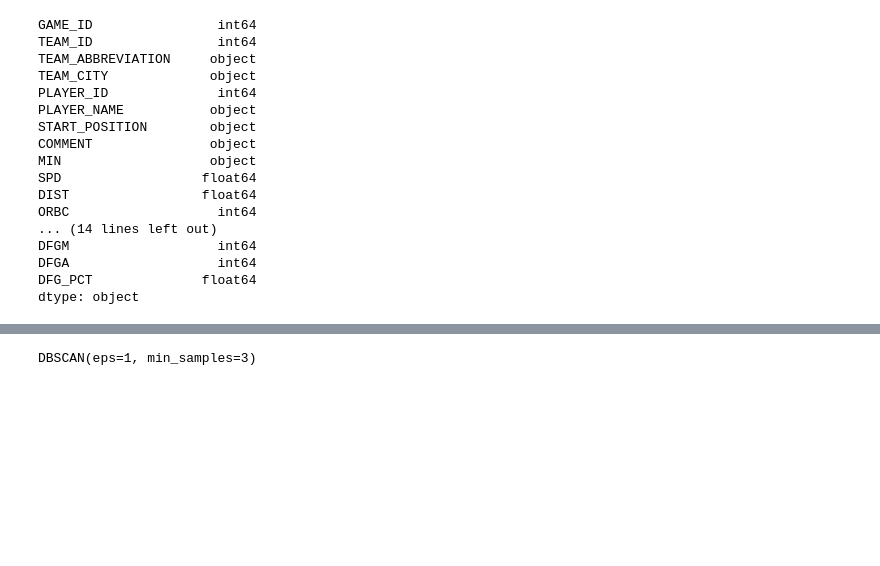
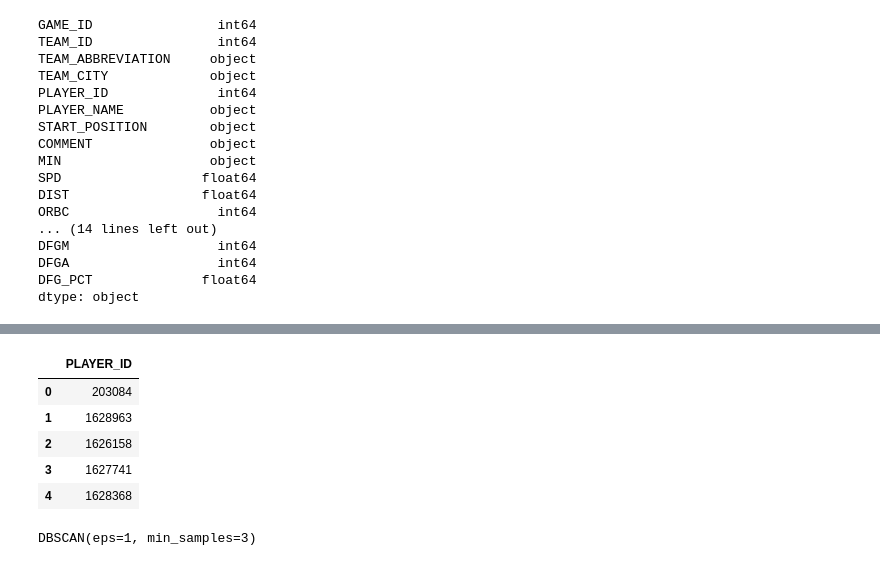
Before and after one commit to davidcholcomb/coach_ai, a Jupyter notebook: code/Untitled.ipynb, the cells around one changed output, grey strips where cells are left out. Drawn from its saved outputs; the diff is of its cells as text; code cells hidden in the pictures; blank space fills up the shorter version.

```diff
--- a/code/Untitled.ipynb
+++ b/code/Untitled.ipynb
@@ -244,3 +245,19 @@ dtype: object
+# %%
+sql = """
+SELECT s.player_id, s.player_name, s.min, s.pct_pts_2pt, s.pct_
+FROM df_bs as s
+LIMIT 10;
+"""
+
+df = sqldf(sql)
+df.head()
+# %% [output]
+|  | PLAYER_ID |
+| 0 | 203084 |
+| 1 | 1628963 |
+| 2 | 1626158 |
+| 3 | 1627741 |
+| 4 | 1628368 |
 # %%
 xcols=['SPD', 'DIST', 'ORBC', 'DRBC', 'RBC', 'TCHS', 'SAST', 'FTAST', 'PASS', 'AST', 'CFGA', 'CFG_PCT', 'UFGA', 'UFG_PCT', 'DFGA', 'DFG_PCT']
 # %%
```
Also changed, not shown: parts of 24 cells of this notebook, 3 other files.
